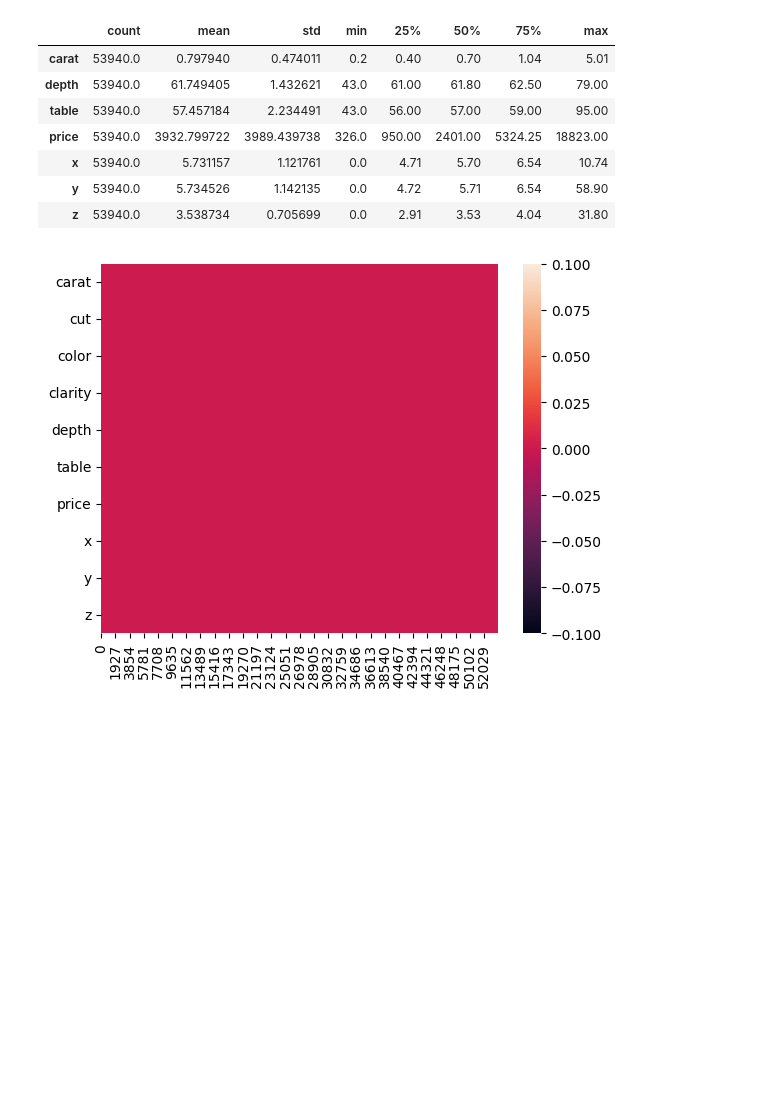
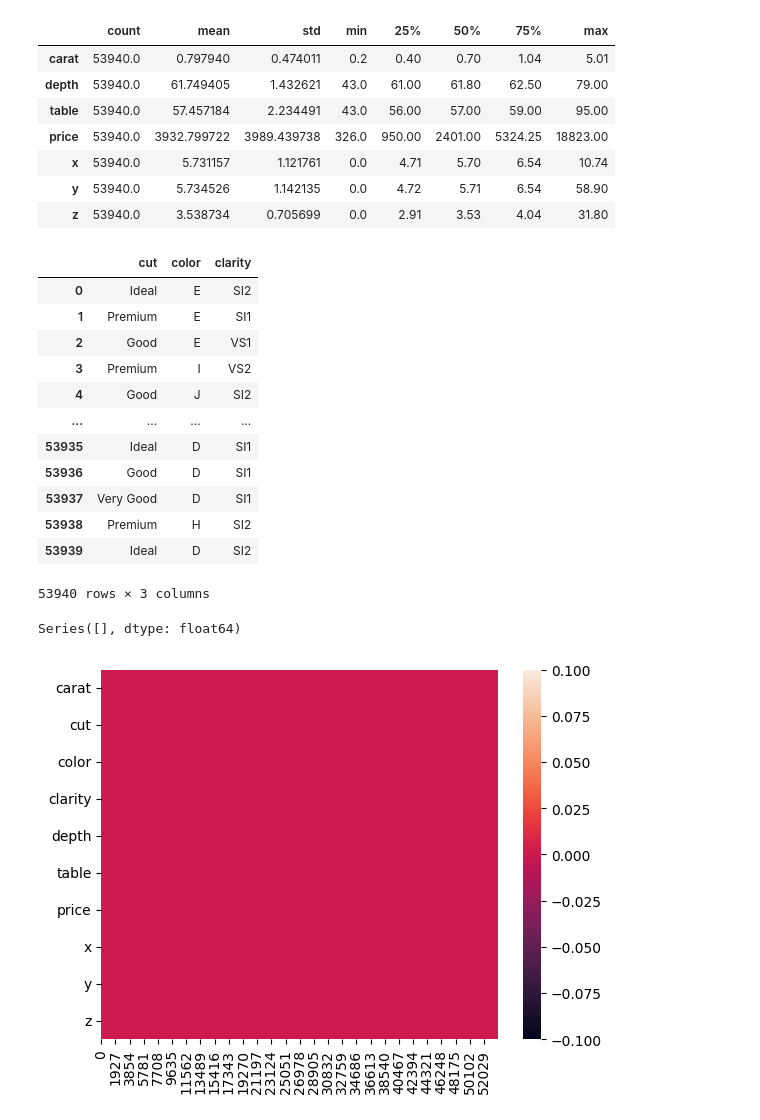
Before and after one commit to krestiankin/home_work_bi, a Jupyter notebook: EDA_for_future.ipynb, the cells around one changed output. Cells and saved outputs as stored; diff of their text form; code cells hidden in the pictures; blank space fills up the shorter version.

```diff
--- a/EDA_for_future.ipynb
+++ b/EDA_for_future.ipynb
@@ -74,11 +74,26 @@ diamonds.describe().T
 | y | 53940.0 | 5.734526 | 1.142135 | 0.0 | 4.72 | 5.71 | 6.54 | 58.90 |
 | z | 53940.0 | 3.538734 | 0.705699 | 0.0 | 2.91 | 3.53 | 4.04 | 31.80 |
 # %%
-diamonds.nunique(axis=0, dropna=True)
+# diamonds.nunique(axis=0, dropna=True)
 # diamonds.isnull().sum()
 # diamonds.isna().sum()
 # diamonds.duplicated().sum()
 # diamonds.value_counts(normalize=False, dropna=False)
 # diamonds.dropna()
 # diamonds.drop_duplicates(inplace=False)
 # diamonds.memory_usage()
+diamonds.select_dtypes(include=['category'])
+# %% [output]
+|  | cut | color | clarity |
+| 0 | Ideal | E | SI2 |
+| 1 | Premium | E | SI1 |
+| 2 | Good | E | VS1 |
+| 3 | Premium | I | VS2 |
+| 4 | Good | J | SI2 |
+| ... | ... | ... | ... |
+| 53935 | Ideal | D | SI1 |
+| 53936 | Good | D | SI1 |
+| 53937 | Very Good | D | SI1 |
+| 53938 | Premium | H | SI2 |
+| 53939 | Ideal | D | SI2 |
+53940 rows × 3 columns
@@ -86,0 +100,6 @@ diamonds.nunique(axis=0, dropna=True)
+# %%
+# розрахунок Nan в % до всього DF та впорядкування
+diamonds_nan = diamonds.isna().sum() * 100 / len(diamonds)
+diamonds_nan[diamonds_nan > 0].sort_values()
+# %% [output]
+Series([], dtype: float64)
```
Also changed, not shown: parts of 4 cells of this notebook.
